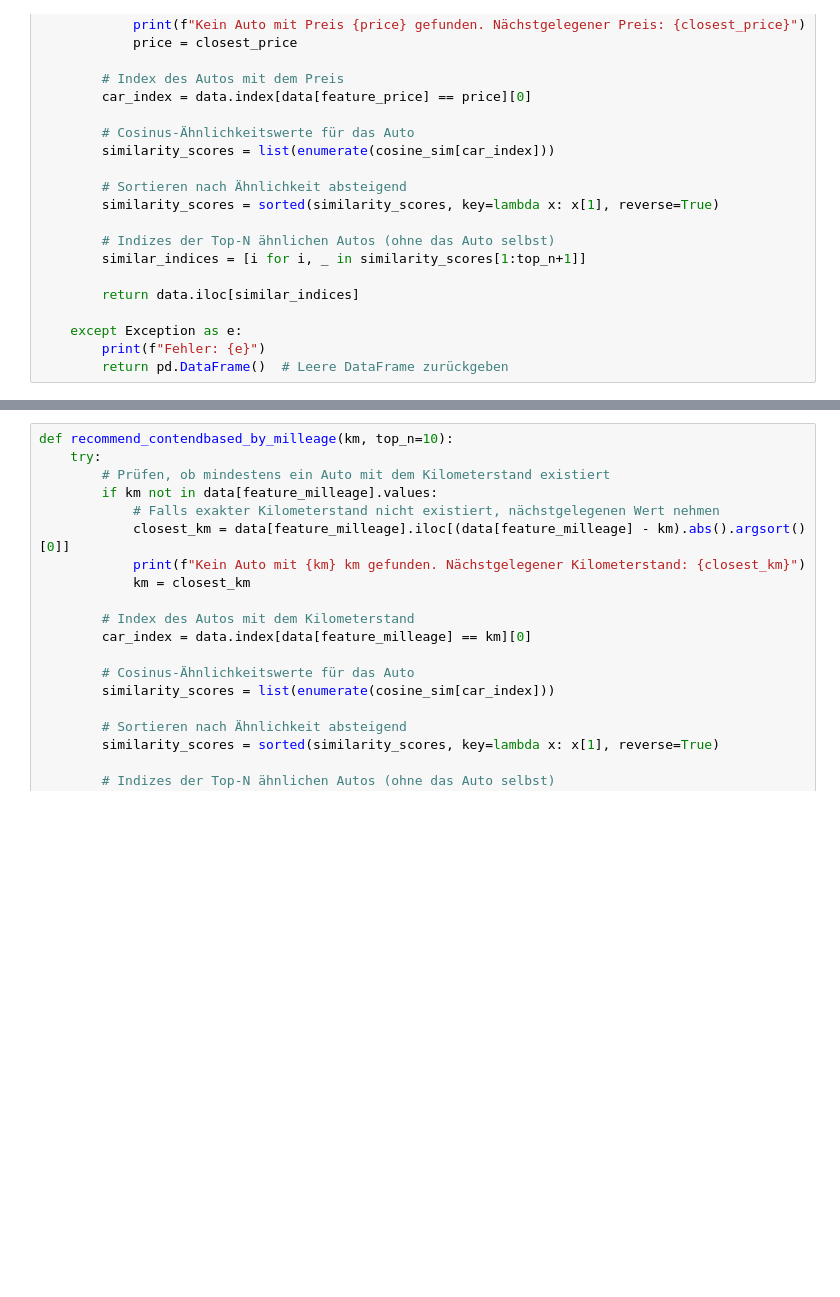
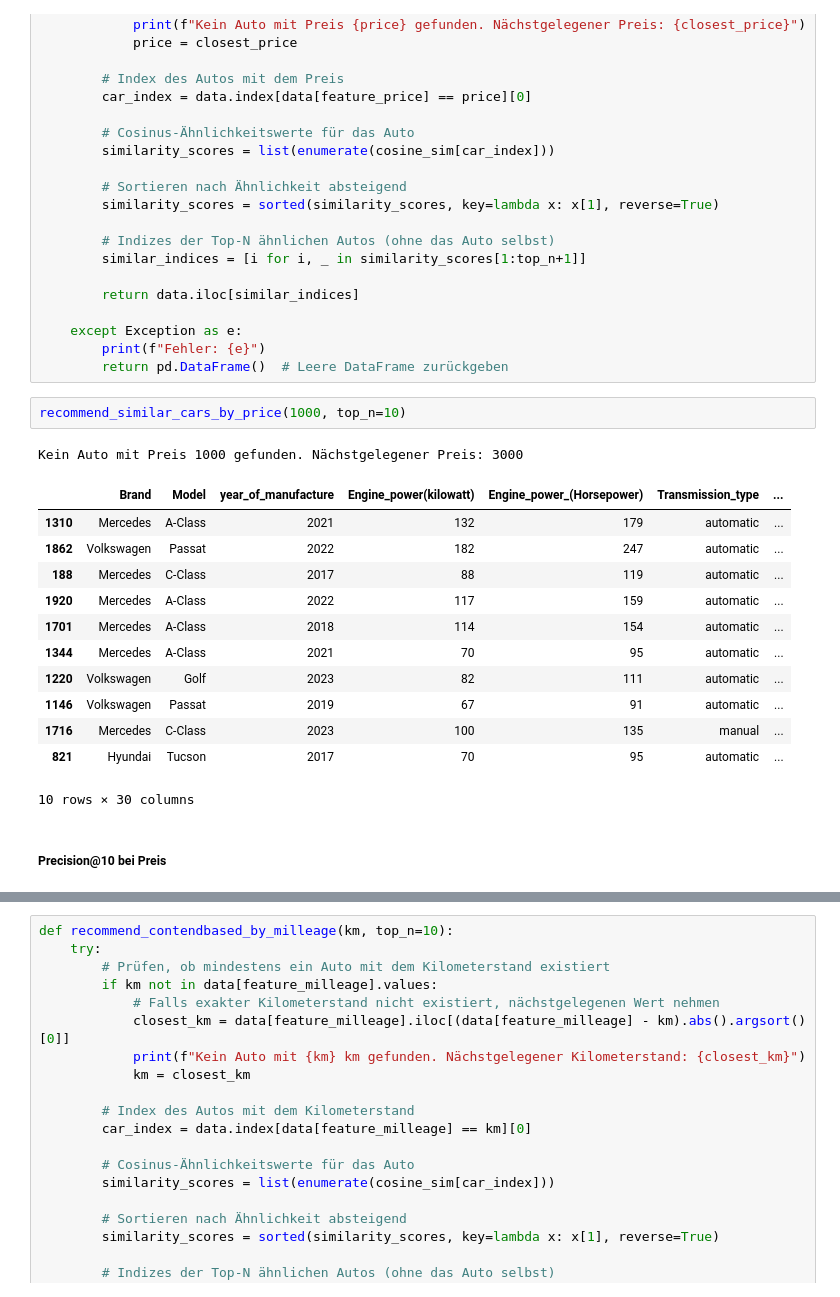
Before and after one commit to Camil-a/Bachelorarbeit_KI_preissystem, a Jupyter notebook: recommendsystem/recommend_system.ipynb, the cells around one changed output, grey strips where cells are left out. Drawn from its saved outputs; the diff is of its cells as text; blank space fills up the shorter version.

```diff
--- a/recommendsystem/recommend_system.ipynb
+++ b/recommendsystem/recommend_system.ipynb
@@ -156,3 +156,21 @@ def recommend_similar_cars_by_price(price, top_n=10):
     except Exception as e:
         print(f"Fehler: {e}")
         return pd.DataFrame()  # Leere DataFrame zurückgeben
+# %%
+recommend_similar_cars_by_price(1000, top_n=10)
+# %% [output]
+Kein Auto mit Preis 1000 gefunden. Nächstgelegener Preis: 3000
+|  | Brand | Model | year_of_manufacture | Engine_power(kilowatt) | Engine_power_(Horsepower) | Transmission_type | ... |
+| 1310 | Mercedes | A-Class | 2021 | 132 | 179 | automatic | ... |
+| 1862 | Volkswagen | Passat | 2022 | 182 | 247 | automatic | ... |
+| 188 | Mercedes | C-Class | 2017 | 88 | 119 | automatic | ... |
+| 1920 | Mercedes | A-Class | 2022 | 117 | 159 | automatic | ... |
+| 1701 | Mercedes | A-Class | 2018 | 114 | 154 | automatic | ... |
+| 1344 | Mercedes | A-Class | 2021 | 70 | 95 | automatic | ... |
+| 1220 | Volkswagen | Golf | 2023 | 82 | 111 | automatic | ... |
+| 1146 | Volkswagen | Passat | 2019 | 67 | 91 | automatic | ... |
+| 1716 | Mercedes | C-Class | 2023 | 100 | 135 | manual | ... |
+| 821 | Hyundai | Tucson | 2017 | 70 | 95 | automatic | ... |
+10 rows × 30 columns
+# %% [markdown]
+##### **Precision@10 bei Preis**
```
Also changed, not shown: parts of 10 cells of this notebook.
